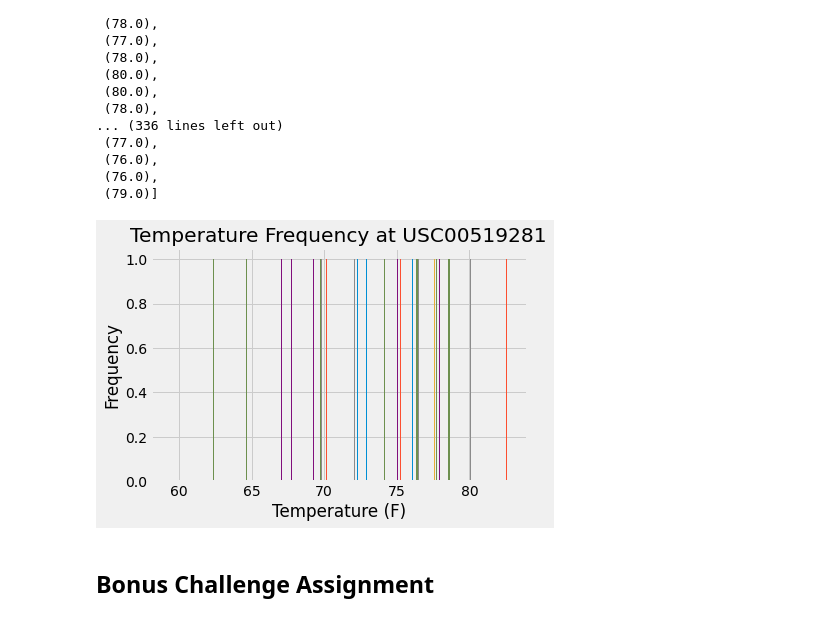
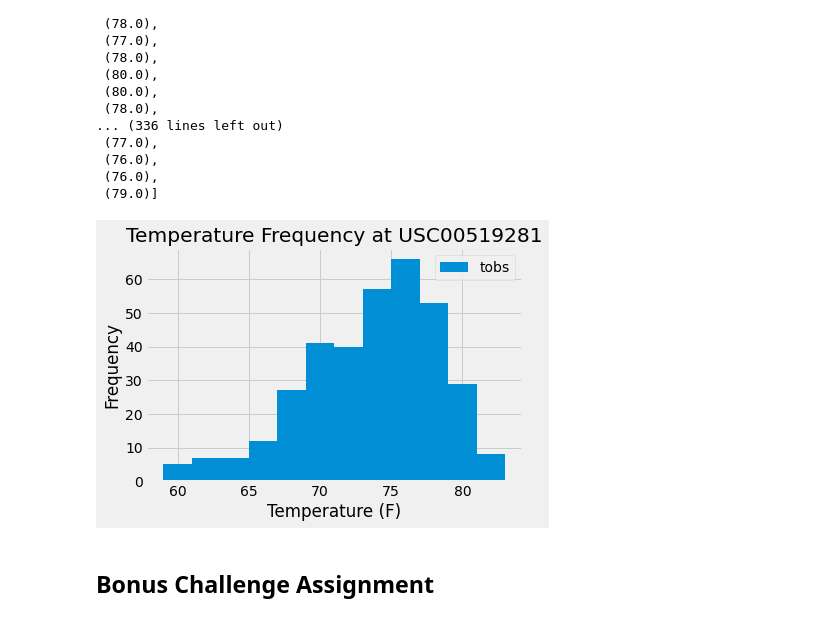
Before and after one commit to jgoody07/sqlalchemy-challenge, a Jupyter notebook: Advanced_SQL_climate.ipynb, the cells around one changed output. Drawn from its saved outputs; the diff is of its cells as text; code cells hidden in the pictures.

```diff
--- a/Advanced_SQL_climate.ipynb
+++ b/Advanced_SQL_climate.ipynb
@@ -150,13 +150,14 @@ tobs_281
  (79.0)]
 # %%
 #plot the results as a histogram
-tobs_281_df =
+tobs_281_df = pd.DataFrame(tobs_281, columns=['tobs'])
+tobs_281_df.plot.hist(bins=12)
 plt.xlabel("Temperature (F)")
 plt.ylabel("Frequency")
 plt.title("Temperature Frequency at USC00519281")
 plt.show()
 # %% [output]
-[figure, old version]
+[figure, new version]
 # %% [markdown]
 ## Bonus Challenge Assignment
 # %%
```
Also changed, not shown: parts of 1 cell of this notebook, 1 other file.
